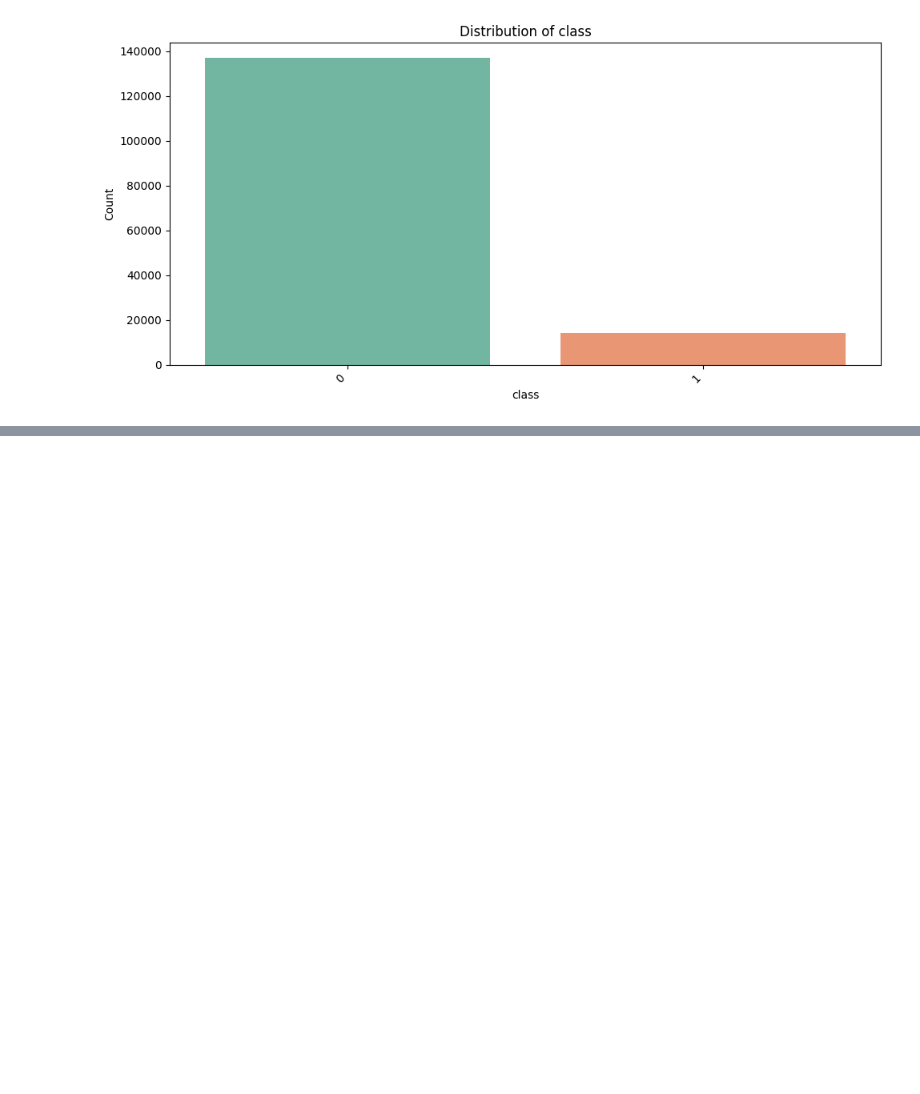
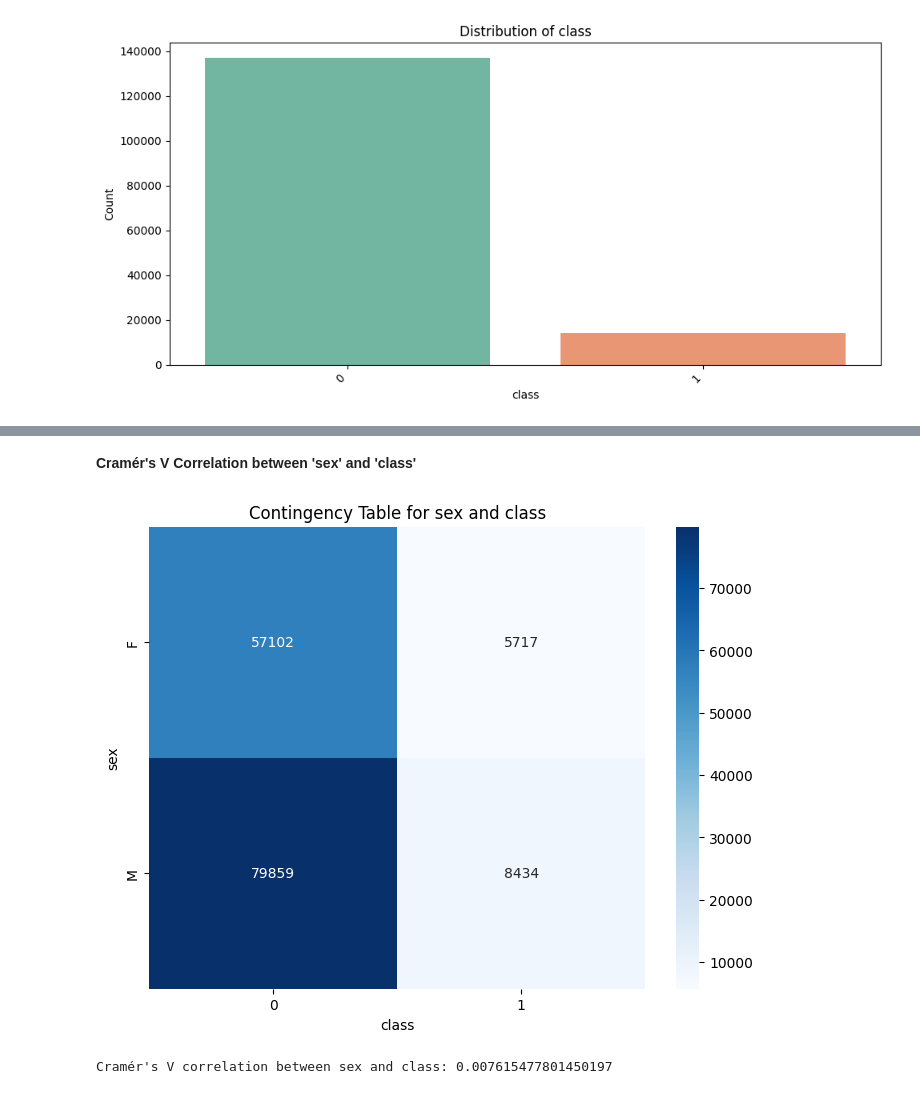
Before and after one commit to wolderufael/Improved-detection-of-fraud-cases-for-e-commerce-and-bank-transactions, a Jupyter notebook: notebook/Fraud_data_preprocessing.ipynb, the cells around one changed output, grey strips where cells are left out. Saved outputs shown, nothing was run; the diff lists cells and outputs as text; code cells hidden in the pictures; blank space fills up the shorter version.

```diff
--- a/notebook/Fraud_data_preprocessing.ipynb
+++ b/notebook/Fraud_data_preprocessing.ipynb
@@ -171,0 +231,7 @@ preprocessing.plot_univariate(fraud_data)
+# %% [markdown]
+**Cramér's V Correlation between 'sex' and 'class'**
+# %%
+preprocessing.cramers_v(fraud_data,'sex','class')
+# %% [output]
+[figure, added]
+Cramér's V correlation between sex and class: 0.007615477801450197
```
Also changed, not shown: parts of 24 cells of this notebook, 3 other files.
